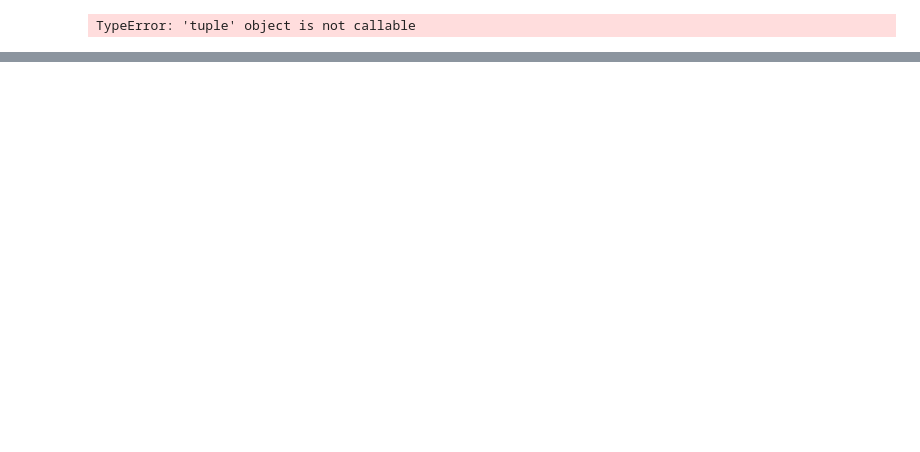
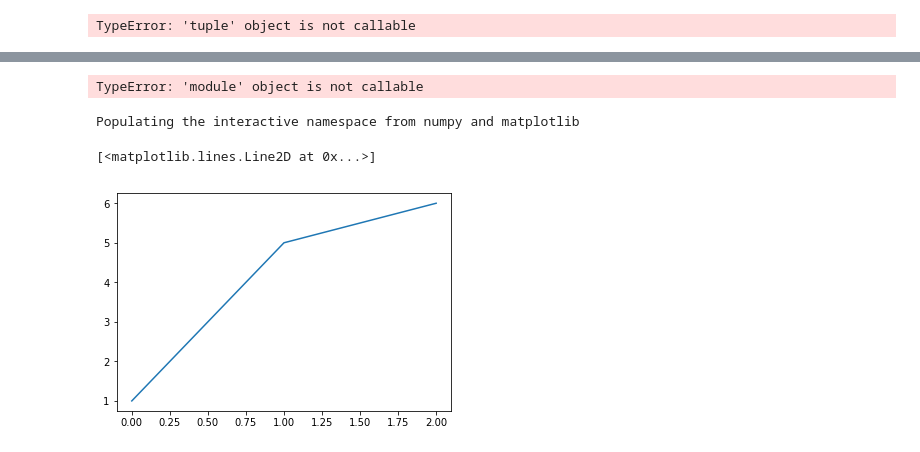
Before and after one commit to j122085/practise-ML-, a Jupyter notebook: ML.ipynb, the cells around one changed output, grey strips where cells are left out. Saved outputs shown, nothing was run; the diff lists cells and outputs as text; code cells hidden in the pictures; blank space fills up the shorter version.

```diff
--- a/ML.ipynb
+++ b/ML.ipynb
@@ -809,0 +967,12 @@ TypeError: 'tuple' object is not callable
+# %%
+import numpy as np
+np.r
+# %% [output]
+TypeError: 'module' object is not callable
+# %%
+%pylab inline
+plot([1,5,6])
+# %% [output]
+Populating the interactive namespace from numpy and matplotlib
+[<matplotlib.lines.Line2D at 0x...>]
+[figure, added]
```
Also changed, not shown: parts of 25 cells of this notebook, 18 other files.
